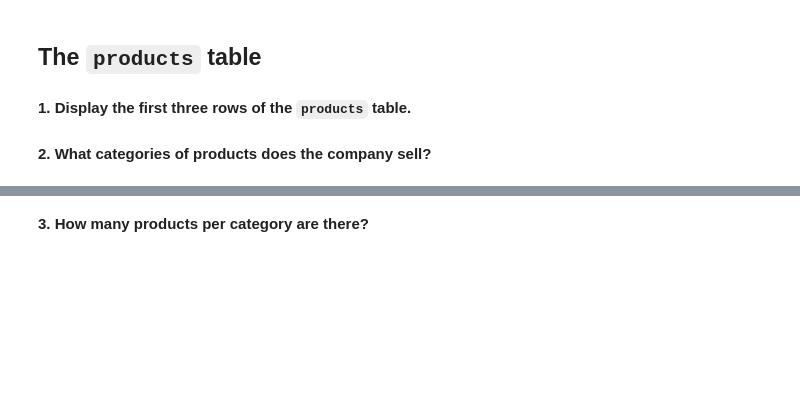
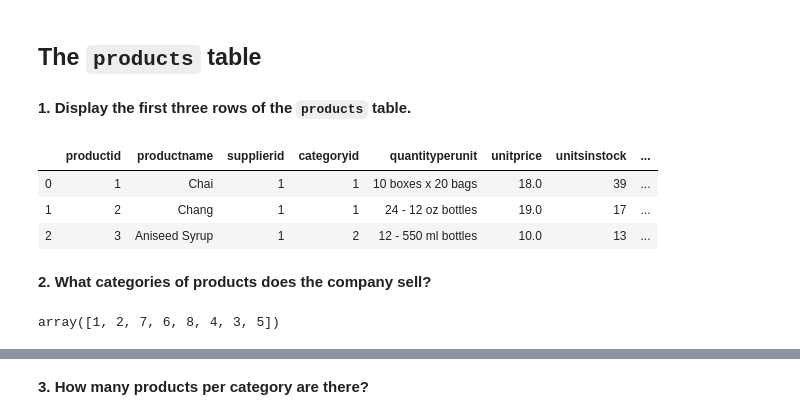
Before and after one commit to Mbuhliagah/database_and-_SQL, a Jupyter notebook: lab/databases-and-sql-lab.ipynb, the cells around one changed output, grey strips where cells are left out. Drawn from its saved outputs; the diff is of its cells as text; code cells hidden in the pictures; blank space fills up the shorter version.

```diff
--- a/lab/databases-and-sql-lab.ipynb
+++ b/lab/databases-and-sql-lab.ipynb
@@ -14,5 +14,18 @@ This is a stripped-down version of the Northwind database, a set of tables repre
 ## The `products` table
 # %% [markdown]
 **1. Display the first three rows of the `products` table.**
+# %%
+df = pd.read_sql('SELECT * FROM products', conn)
+# %%
+df.head(3)
+# %% [output]
+|  | productid | productname | supplierid | categoryid | quantityperunit | unitprice | unitsinstock | ... |
+| 0 | 1 | Chai | 1 | 1 | 10 boxes x 20 bags | 18.0 | 39 | ... |
+| 1 | 2 | Chang | 1 | 1 | 24 - 12 oz bottles | 19.0 | 17 | ... |
+| 2 | 3 | Aniseed Syrup | 1 | 2 | 12 - 550 ml bottles | 10.0 | 13 | ... |
 # %% [markdown]
 **2. What categories of products does the company sell?**
+# %%
+df.categoryid.unique()
+# %% [output]
+array([1, 2, 7, 6, 8, 4, 3, 5])
```
Also changed, not shown: parts of 18 cells of this notebook.
